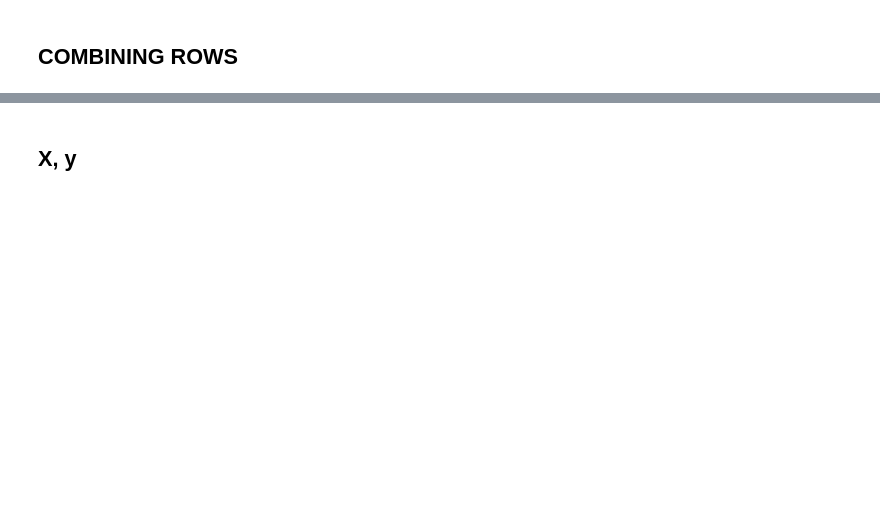
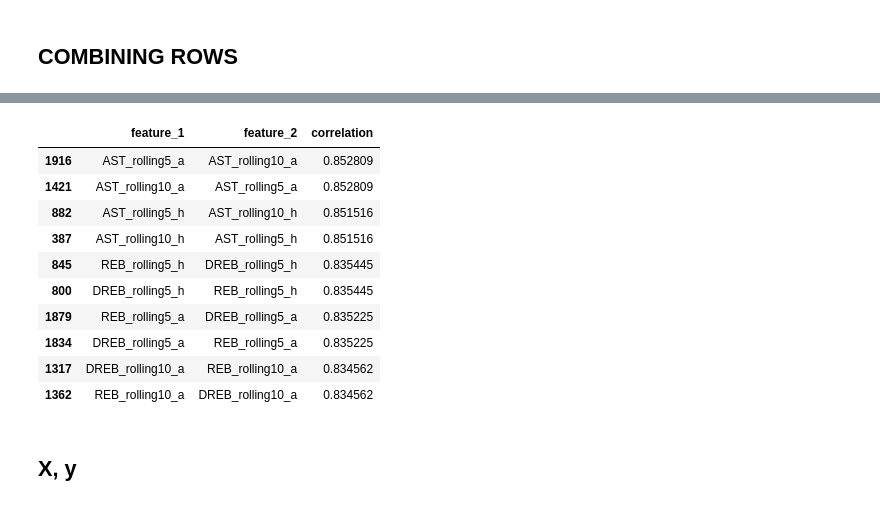
Before and after one commit to alecmatt5/nba_betting_analysis, a Jupyter notebook: backend/notebooks/rolling_preprocessing_julia.ipynb, the cells around one changed output, grey strips where cells are left out. Drawn from its saved outputs; the diff is of its cells as text; code cells hidden in the pictures; blank space fills up the shorter version.

```diff
--- a/backend/notebooks/rolling_preprocessing_julia.ipynb
+++ b/backend/notebooks/rolling_preprocessing_julia.ipynb
@@ -454,3 +402,25 @@ Index(['GAME_ID', 'PLUS_MINUS_h', 'TEAM_ABBREVIATION_ATL_h',
+# %%
+corr_df = corr.stack().reset_index() # Unstack correlation matrix
+
+corr_df.columns = ['feature_1','feature_2', 'correlation'] # rename columns
+
+corr_df.sort_values(by="correlation",ascending=False, inplace=True) # sort by correlation
+
+corr_df = corr_df[corr_df['feature_1'] != corr_df['feature_2']] # Remove self correlation
+
+corr_df.head(10)
+# %% [output]
+|  | feature_1 | feature_2 | correlation |
+| 1916 | AST_rolling5_a | AST_rolling10_a | 0.852809 |
+| 1421 | AST_rolling10_a | AST_rolling5_a | 0.852809 |
+| 882 | AST_rolling5_h | AST_rolling10_h | 0.851516 |
+| 387 | AST_rolling10_h | AST_rolling5_h | 0.851516 |
+| 845 | REB_rolling5_h | DREB_rolling5_h | 0.835445 |
+| 800 | DREB_rolling5_h | REB_rolling5_h | 0.835445 |
+| 1879 | REB_rolling5_a | DREB_rolling5_a | 0.835225 |
+| 1834 | DREB_rolling5_a | REB_rolling5_a | 0.835225 |
+| 1317 | DREB_rolling10_a | REB_rolling10_a | 0.834562 |
+| 1362 | REB_rolling10_a | DREB_rolling10_a | 0.834562 |
 # %% [markdown]
 ## X, y
 # %%
```
Also changed, not shown: parts of 30 cells of this notebook, 1 other file.
